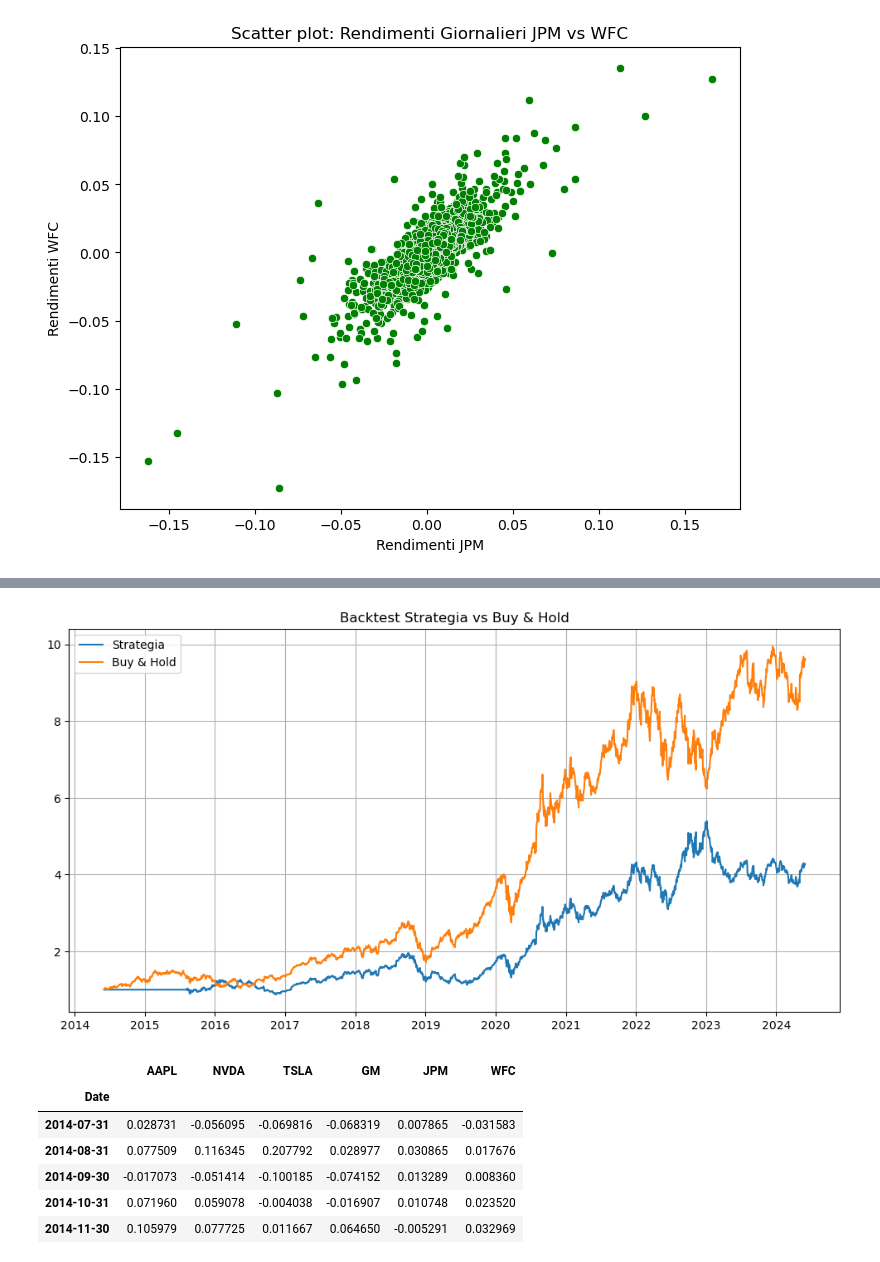
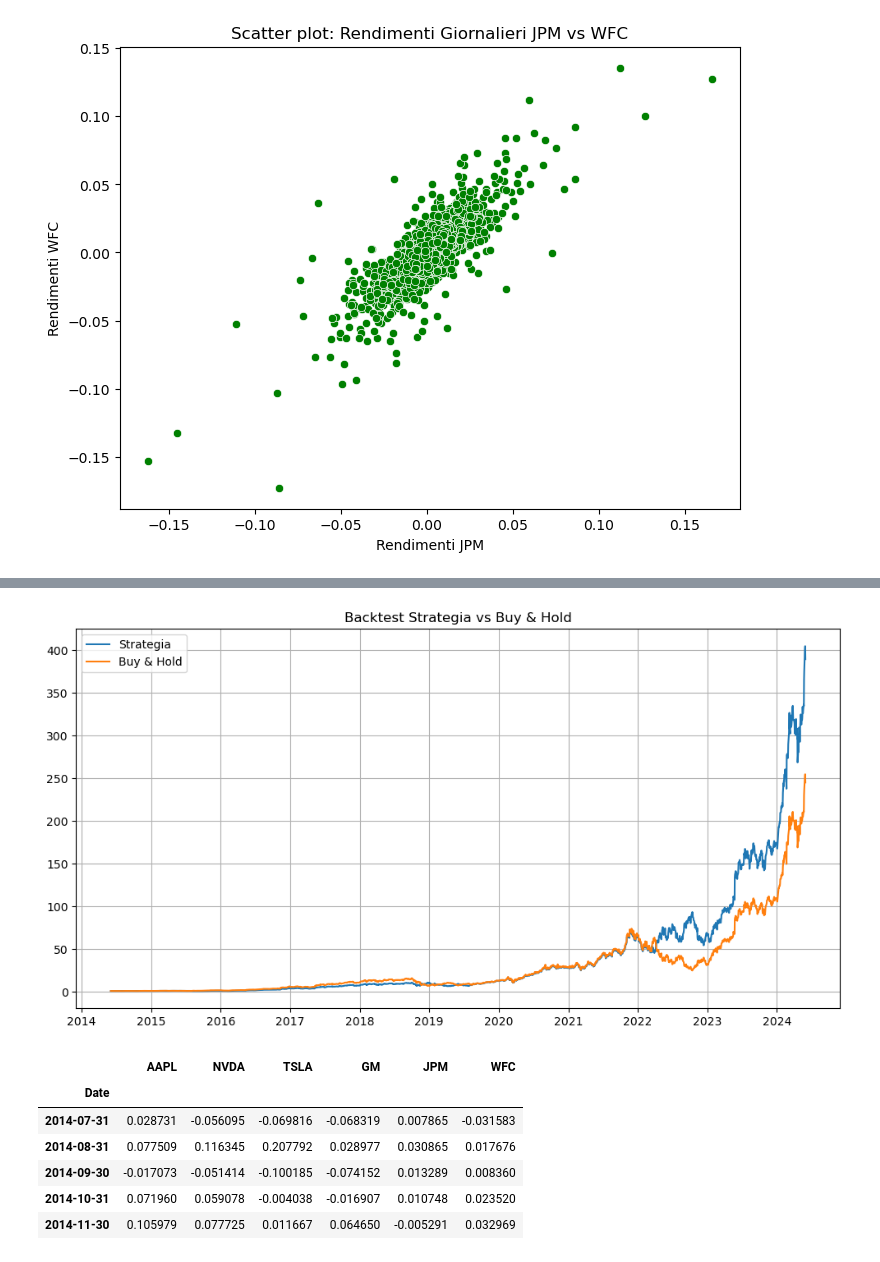
Before and after one commit to ArocchiDS/Business-Intelligence-finance, a Jupyter notebook: BISF_Proyect.ipynb, the cells around one changed output, grey strips where cells are left out. Saved outputs shown, nothing was run; the diff lists cells and outputs as text; code cells hidden in the pictures.

```diff
--- a/BISF_Proyect.ipynb
+++ b/BISF_Proyect.ipynb
@@ -705,29 +720,29 @@ sharpe_buyhold
 # %%
 #Strategia scelta: Crossover delle medie mobili
 
-#Media mobile breve (100gg) e lungo (300gg)
-aapl['SMA_100'] = aapl['Close'].rolling(window = 100).mean()
-aapl['SMA_300'] = aapl['Close'].rolling(window = 300).mean()
+#Media mobile breve (50gg) e lungo (170gg)
+nvda['SMA_50'] = nvda['Close'].rolling(window = 50).mean()
+nvda['SMA_170'] = nvda['Close'].rolling(window = 170).mean()
 #Crea segnali
-aapl['Signal'] = 0
-aapl.loc[aapl['SMA_100'] > aapl['SMA_300'], 'Signal'] = 1
-aapl.loc[aapl['SMA_100'] < aapl['SMA_300'], 'Signal'] = -1
+nvda['Signal'] = 0
+nvda.loc[nvda['SMA_50'] > nvda['SMA_170'], 'Signal'] = 1
+nvda.loc[nvda['SMA_50'] < nvda['SMA_170'], 'Signal'] = -1
 # Calcola rendimento strategia
-aapl['Return'] = aapl['Close'].pct_change(1)
-aapl['Strategy_Return'] = aapl['Signal'].shift(1) * aapl['Return']
+nvda['Return'] = nvda['Close'].pct_change(1)
+nvda['Strategy_Return'] = nvda['Signal'].shift(1) * nvda['Return']
 # Valore cumulato
-aapl['Strategy_Value'] = (1 + aapl['Strategy_Return']).cumprod()
-aapl['Buy_Hold_Value'] = (1 + aapl['Return']).cumprod()
+nvda['Strategy_Value'] = (1 + nvda['Strategy_Return']).cumprod()
+nvda['Buy_Hold_Value'] = (1 + nvda['Return']).cumprod()
 # %%
 plt.figure(figsize=(12,6))
-plt.plot(aapl['Strategy_Value'], label='Strategia')
-plt.plot(aapl['Buy_Hold_Value'], label='Buy & Hold')
+plt.plot(nvda['Strategy_Value'], label='Strategia')
+plt.plot(nvda['Buy_Hold_Value'], label='Buy & Hold')
 plt.legend()
 plt.title('Backtest Strategia vs Buy & Hold')
 plt.grid(True)
 plt.show()
 # %% [output]
-[figure, old version]
+[figure, new version]
 # %%
 ##CAPM
 # %%
```
Also changed, not shown: parts of 25 cells of this notebook.
